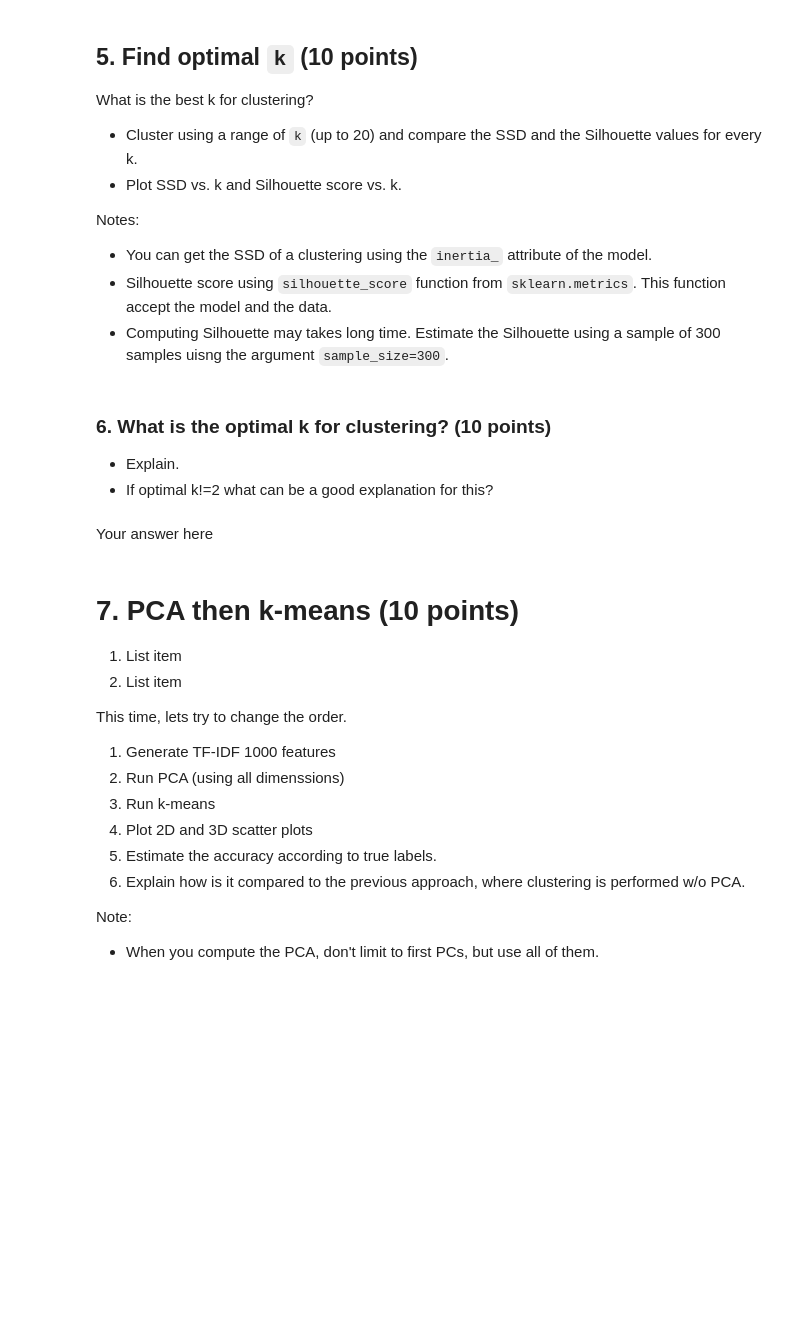
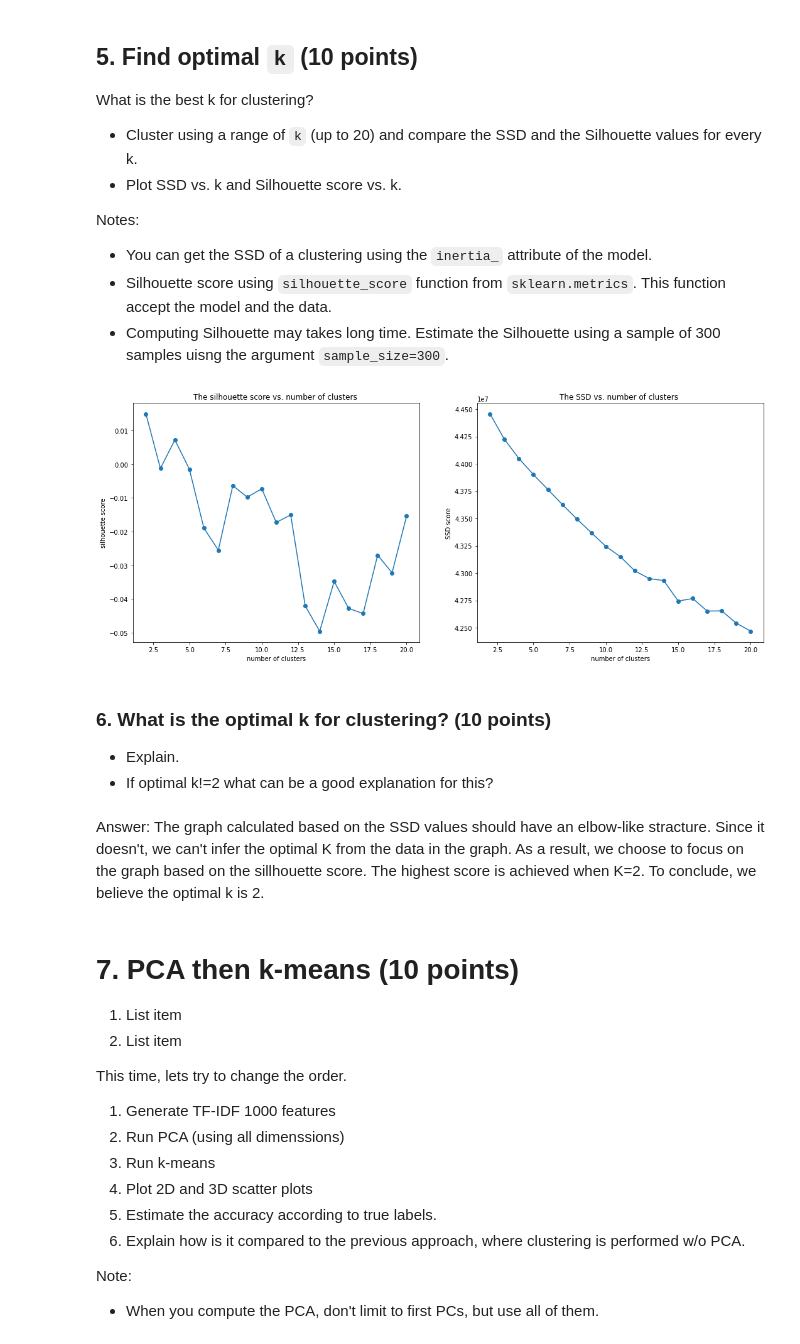
Before and after one commit to ShayHav/MachineLearning, a Jupyter notebook: Ex1.ipynb, the cells around one changed output. Cells and saved outputs as stored; diff of their text form; code cells hidden in the pictures; blank space fills up the shorter version.

```diff
--- a/Ex1.ipynb
+++ b/Ex1.ipynb
@@ -150,10 +214,43 @@ Notes:
+# %%
+ssd_res = []
+sil_res = []
+
+# creating the plot
+fig, (ax1,ax2) = plt.subplots(1, 2)
+fig.set_size_inches(18, 7)
+
+ax1.set_title("The silhouette score vs. number of clusters ")
+ax1.set_xlabel("number of clusters")
+ax1.set_ylabel("silhouette score")
+
+ax2.set_title("The SSD vs. number of clusters ")
+ax2.set_xlabel("number of clusters")
+ax2.set_ylabel("SSD score")
+
+# for each k, run kmeans, extract SSD and compute silhouette score
+for k in range(2, 21):
+  k_means = KMeans(n_clusters=k)
+  cluster_labels = k_means.fit_predict(scaledData)
+  ssd_res.append(k_means.inertia_)
+  sil_res.append(silhouette_score(scaledData, cluster_labels, sample_size=300))
+
+# plot the results
+ax1.plot(range(2, 21), sil_res, marker = 'o')
+ax2.plot(range(2, 21), ssd_res, marker = 'o')
+
+fig.show()
+# %% [output]
+[figure, added]
 # %% [markdown]
 ### 6. What is the optimal k for clustering? (10 points)
 
 * Explain.
 * If optimal k!=2 what can be a good explanation for this?
-# %% [markdown]
-Your answer here
+# %% [markdown]
+Answer:
+The graph calculated based on the SSD values should have an elbow-like stracture. Since it doesn't, we can't infer the optimal K from the data in the graph.
+As a result, we choose to focus on the graph based on the sillhouette score. The highest score is achieved when K=2.
+To conclude, we believe the optimal k is 2.
 # %% [markdown]
 # 7. PCA then k-means (10 points)
 
```
Also changed, not shown: parts of 18 cells of this notebook.
